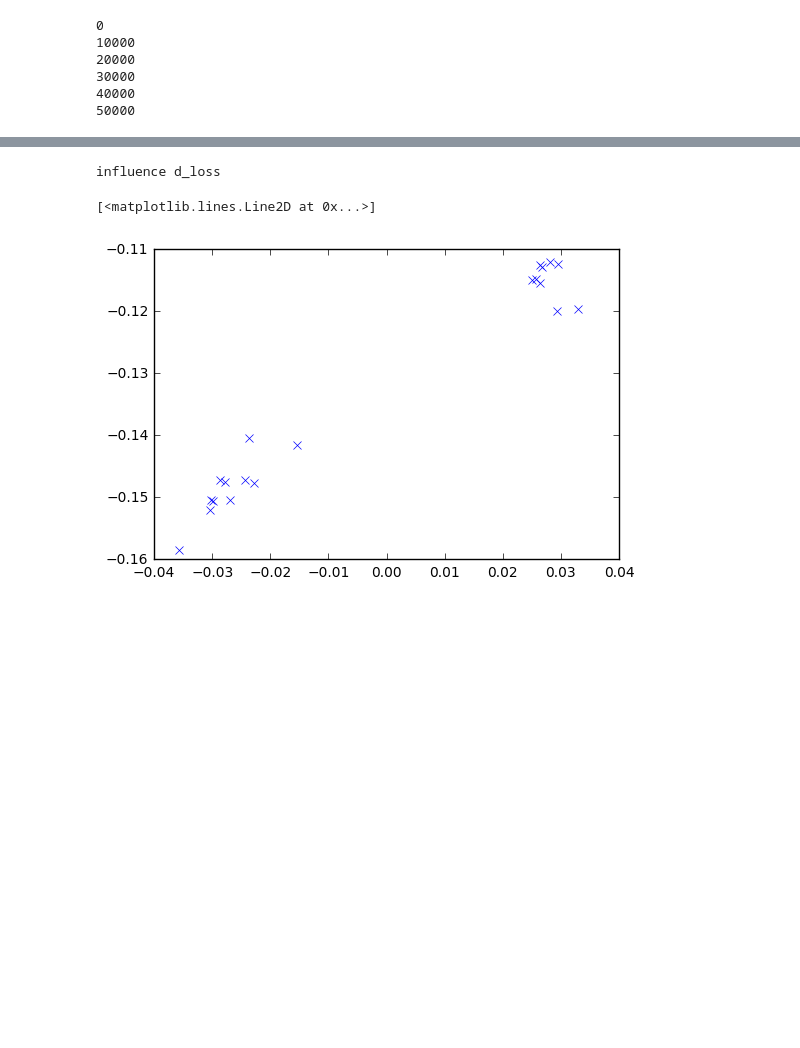
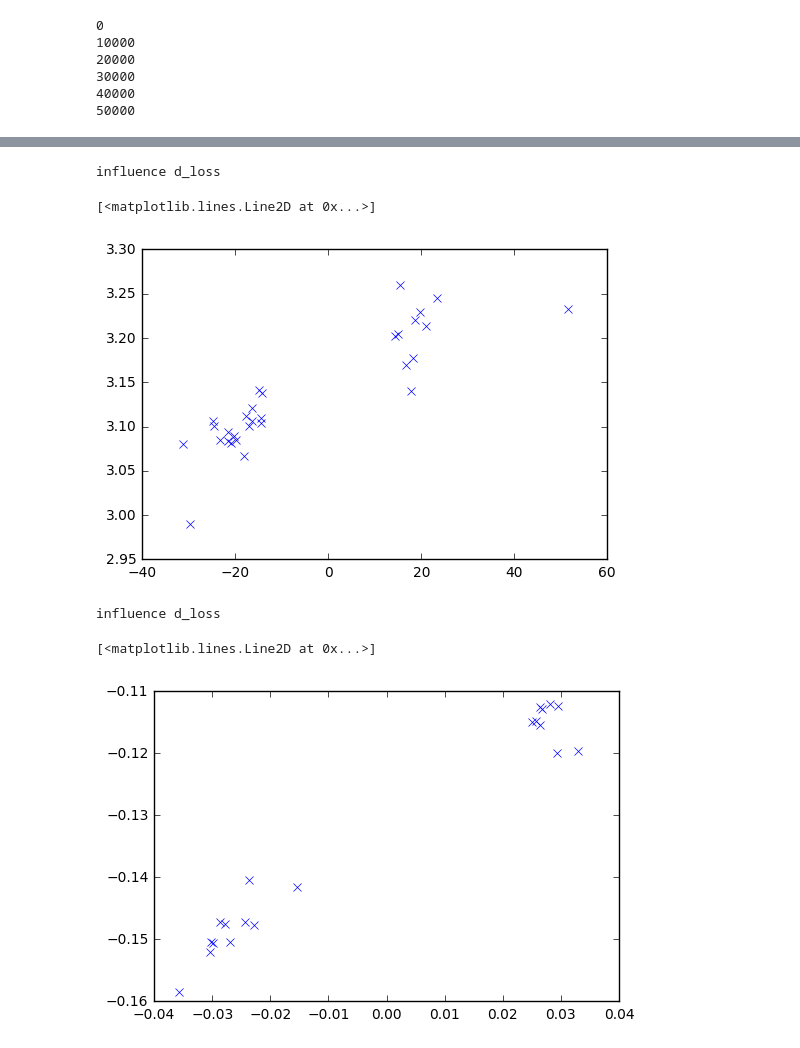
Before and after one commit to cgel/deep_quad, a Jupyter notebook: influence_function.ipynb, the cells around one changed output, grey strips where cells are left out. Saved outputs shown, nothing was run; the diff lists cells and outputs as text; code cells hidden in the pictures; blank space fills up the shorter version.

```diff
--- a/influence_function.ipynb
+++ b/influence_function.ipynb
@@ -271,3 +290,9 @@ influence_acc
+# %%
+plt.plot(infs, d_losses, "x")
+# %% [output]
+influence d_loss
+[<matplotlib.lines.Line2D at 0x...>]
+[figure, added]
 # %%
 infs = []
 d_losses = []
```
Also changed, not shown: parts of 17 cells of this notebook.
